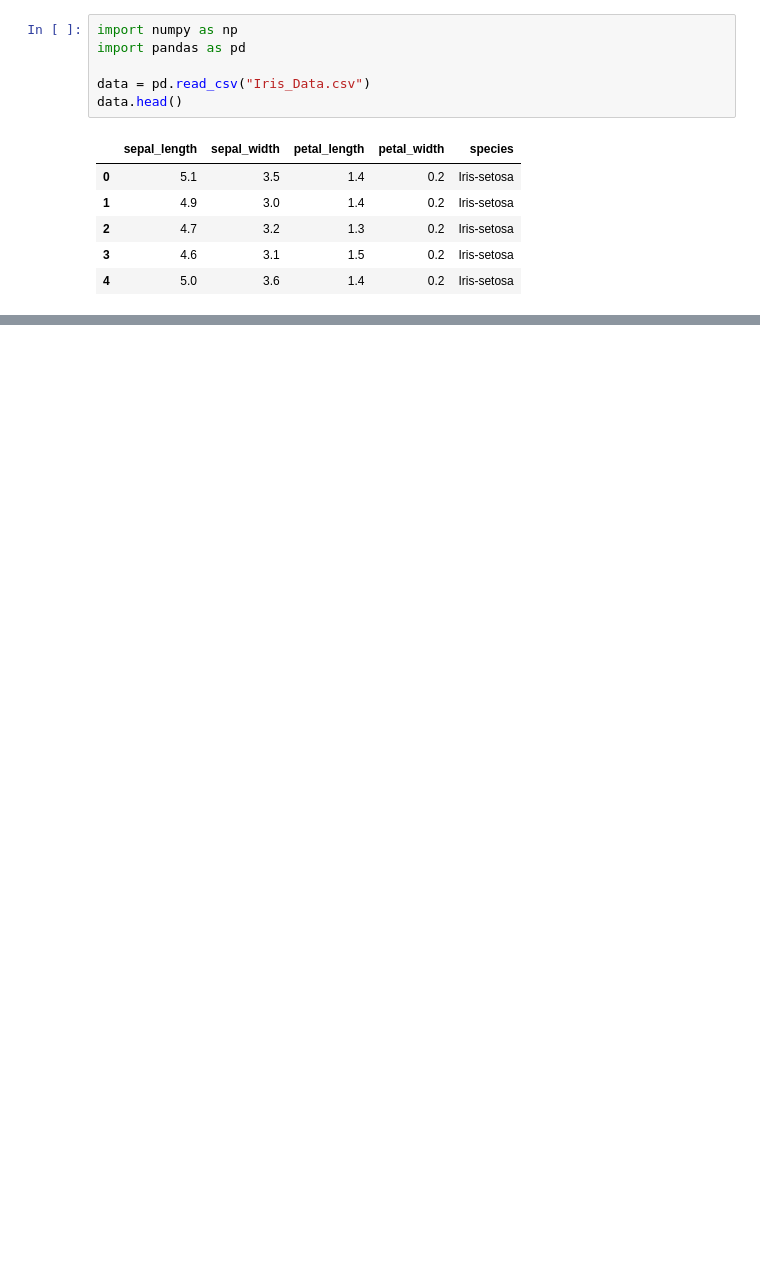
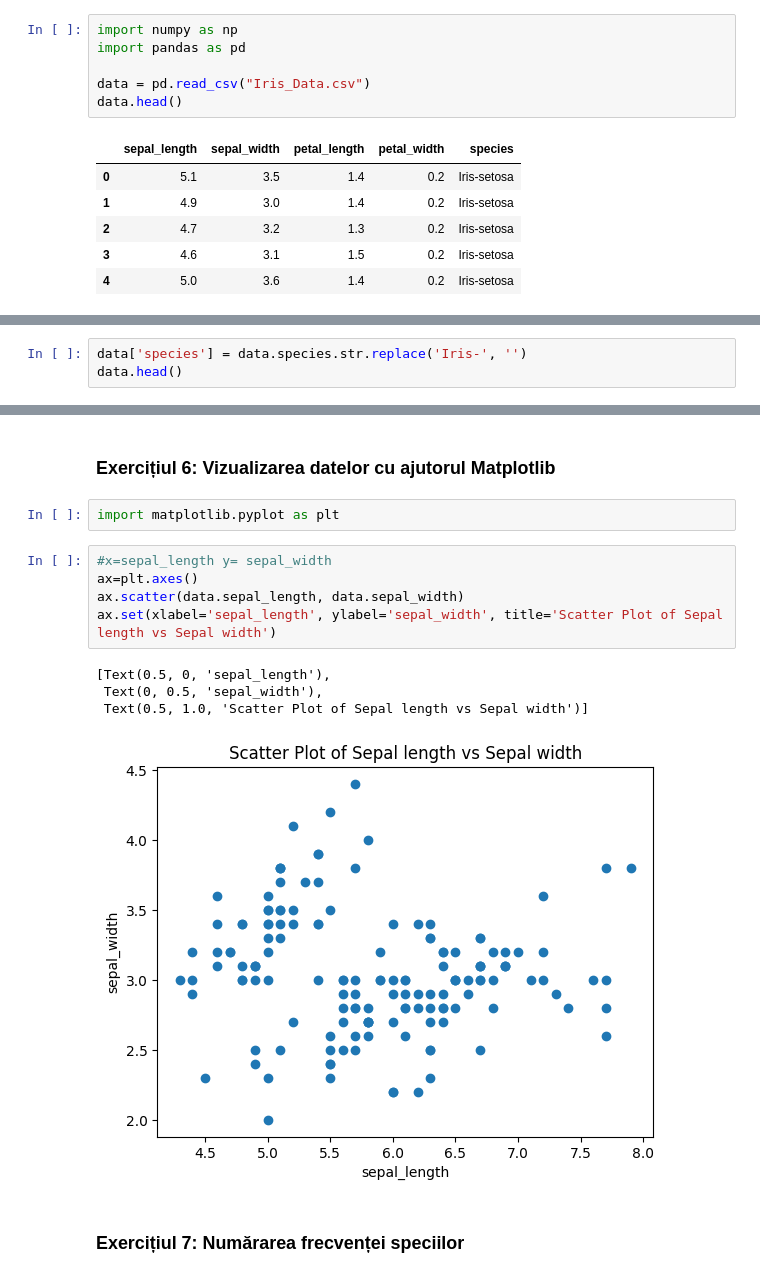
Before and after one commit to florin-t04/lab-1-machine-learning, a Jupyter notebook: 01_Trandafir.ipynb, the cells around one changed output, grey strips where cells are left out. Saved outputs shown, nothing was run; the diff lists cells and outputs as text; blank space fills up the shorter version.

```diff
--- a/01_Trandafir.ipynb
+++ b/01_Trandafir.ipynb
@@ -33,0 +59,3 @@ grouped_agg
+# %%
+data['species'] = data.species.str.replace('Iris-', '')
+data.head()
@@ -33,0 +113,16 @@ grouped_agg
+# %% [markdown]
+### Exercițiul 6: Vizualizarea datelor cu ajutorul Matplotlib
+# %%
+import matplotlib.pyplot as plt
+# %%
+#x=sepal_length y= sepal_width
+ax=plt.axes()
+ax.scatter(data.sepal_length, data.sepal_width)
+ax.set(xlabel='sepal_length', ylabel='sepal_width', title='Scatter Plot of Sepal length vs Sepal width')
+# %% [output]
+[Text(0.5, 0, 'sepal_length'),
+ Text(0, 0.5, 'sepal_width'),
+ Text(0.5, 1.0, 'Scatter Plot of Sepal length vs Sepal width')]
+[figure, added]
+# %% [markdown]
+### Exercițiul 7: Numărarea frecvenței speciilor
```
Also changed, not shown: parts of 15 cells of this notebook.
